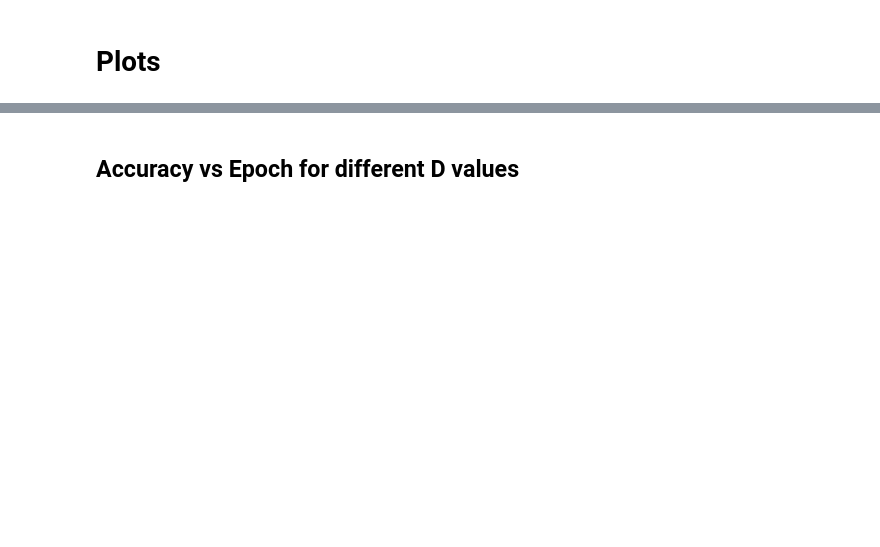
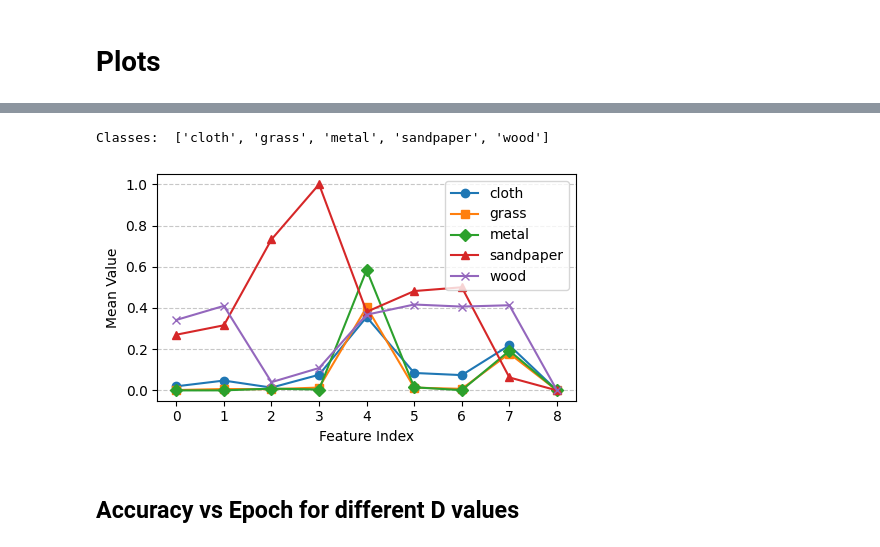
Before and after one commit to sevenseasofbri/terrain-classifier, a Jupyter notebook: hdc/test.ipynb, the cells around one changed output, grey strips where cells are left out. Drawn from its saved outputs; the diff is of its cells as text; code cells hidden in the pictures; blank space fills up the shorter version.

```diff
--- a/hdc/test.ipynb
+++ b/hdc/test.ipynb
@@ -743,3 +1296,78 @@ pprint.pprint(results_test)
+# %%
+import matplotlib.pyplot as plt
+import pandas as pd
+# Load dataset
+dataset = [] # audio features
+labels = [] # class ids
+
+audio_files, classes = load_dataset(type="train", modality="vibration")
+
+{
+# # all files are csv, so load and visualise all the files of a class in a single plot. and each subplot should be a different class
+# fig, axes = plt.subplots(5, 1, figsize=(10, 15), sharex=True)
+
+# for idx, class_name in enumerate(classes):
+#     # Load all CSV files of a class from audio_files
+#     csv_files = audio_files[class_name]
+#     ax = axes[idx]
+#     for i, file_path in enumerate(csv_files):
+#         df = pd.read_csv(file_path, header=None)
+#         x = df.iloc[:, 0].to_numpy()
+#         # clip the max and min values to 1024 and 0
+#         x = np.clip(x, 0, 1024)
+#         ax.plot(x, label=f"File {i+1}")
+#     ax.set_title(f"Vibration Data for Class: {class_name}")
+#     ax.set_ylabel("Amplitude")
+#     # ax.legend(loc="upper right", fontsize="small")
+
+# axes[-1].set_xlabel("Time")
+# plt.tight_layout()
+# plt.show()
+}
+
+
+# Prepare a dictionary of labels and their IDs
+label_to_id = {class_name: idx for idx, class_name in enumerate(classes)}
+id_to_label = {idx: class_name for class_name, idx in label_to_id.items()}
+
+# Extract features
+for _, class_name in enumerate(classes):
+    for file_path in audio_files[class_name]:
+        # features = extract_audio_features(file_path, sr=8000)
+        features = extract_vibration_features(file_path, frame_length=2048, hop_length=512)
+
+        dataset.append(features)
+        labels.append(label_to_id[class_name])
+
+# print mean of features for a class
+dataset = np.array(dataset)
+# save the (min, max) values for each feature
+dataset_min = np.min(dataset, axis=0)
+dataset_max = np.max(dataset, axis=0)
+
+# Avoid normalizing the last column as all values are the same
+for i in range(dataset.shape[1] - 1):
+    dataset[:, i] = (dataset[:, i] - dataset_min[i]) / (dataset_max[i] - dataset_min[i])
+
+# plot the mean of features for each class
+# a single plot with x-axis as the feature index and y-axis as the mean value. PLot all the classes in a single plot
+shapes = ["o", "s", "D", "^", "x"]
+
+fig, ax = plt.subplots(figsize=(5, 3))
+for i in range(len(classes)):
+    mean_values = np.mean(dataset[30*i:30*i+30], axis=0)
+    ax.plot(range(len(mean_values)), mean_values, label=id_to_label[i], marker=shapes[i % len(shapes)])
+# ax.set_title("Mean Feature Values for Each Class")
+ax.set_xlabel("Feature Index")
+ax.set_ylabel("Mean Value")
+ax.legend()
+plt.tight_layout()
+plt.grid(axis='y', linestyle='--', alpha=0.7)
+plt.savefig("vibration_feature_values.pdf", bbox_inches='tight')
+plt.show()
+# %% [output]
+Classes:  ['cloth', 'grass', 'metal', 'sandpaper', 'wood']
+[figure, added]
 # %% [markdown]
 ## Accuracy vs Epoch for different D values
 # %%
```
Also changed, not shown: parts of 33 cells of this notebook.
